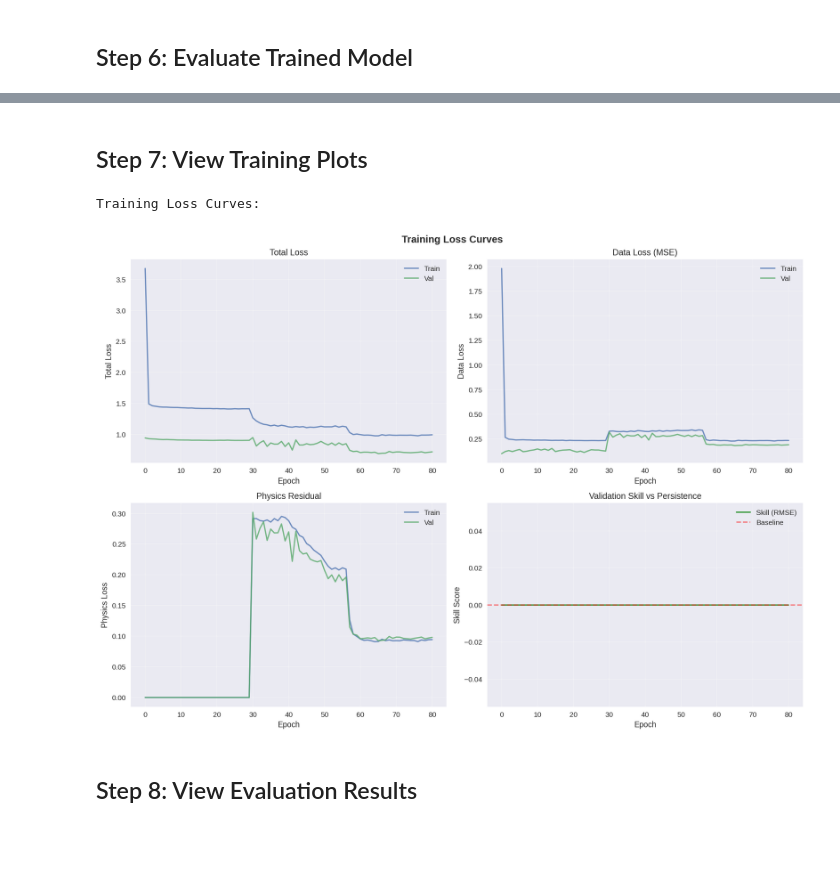
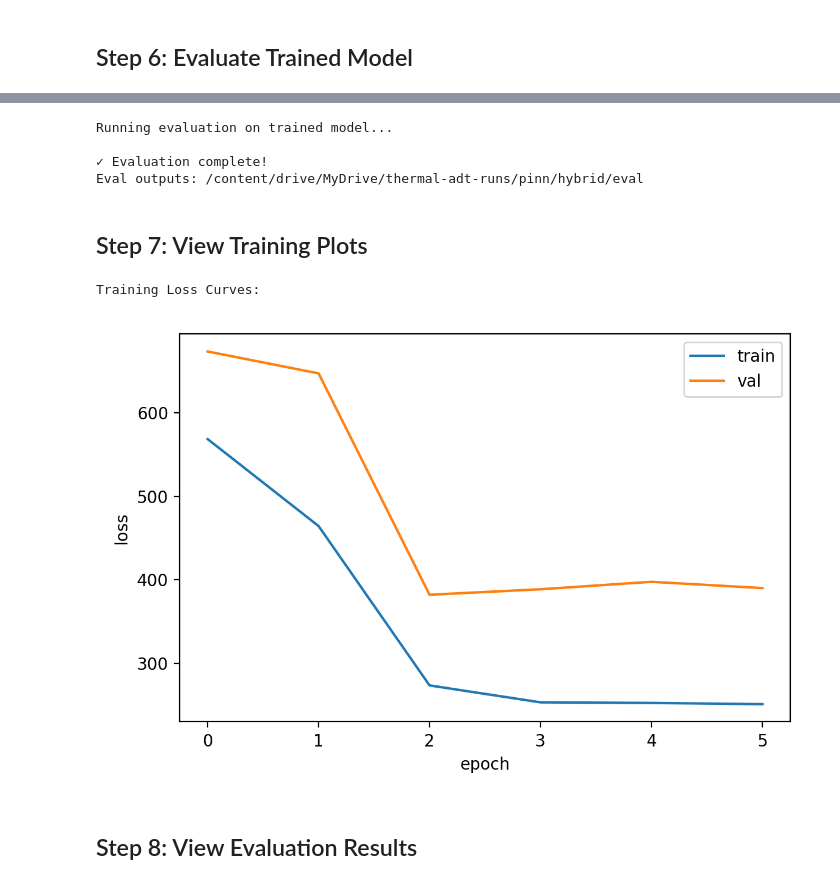
Before and after one commit to kumarpoojap/thermal-adt, a Jupyter notebook: notebooks/PINN_Training_Colab.ipynb, the cells around one changed output, grey strips where cells are left out. Cells and saved outputs as stored; diff of their text form; code cells hidden in the pictures; blank space fills up the shorter version.

Commit message:
Fixed Pinn training smoke tests - colab

```diff
--- a/notebooks/PINN_Training_Colab.ipynb
+++ b/notebooks/PINN_Training_Colab.ipynb
@@ -318,20 +328,70 @@ Surrogate Model Evaluation (One-Step Accuracy)
+# %%
+# Evaluate the trained model (Drive-backed)
+import os
+import subprocess
+from pathlib import Path
+
+# Require Step 4 + Step 5 to have defined these
+assert "REPO_DIR" in globals(), "REPO_DIR not defined. Run Step 4 first."
+assert "run_root" in globals(), "run_root not defined. Run Step 5 first."
+assert "cfg_out_path" in globals(), "cfg_out_path not defined. Run Step 5 first."
+
+checkpoint_path = Path(run_root) / "artifacts" / "best_model.pt"
+eval_out_dir = Path(run_root) / "eval"
+eval_out_dir.mkdir(parents=True, exist_ok=True)
+
+eval_script = Path(REPO_DIR) / "scripts" / "evaluation" / "evaluate_surrogate.py"
+
+if not eval_script.exists():
+    raise FileNotFoundError(f"Eval script not found: {eval_script}")
+
+if checkpoint_path.exists():
+    print("Running evaluation on trained model...")
+    env = os.environ.copy()
+    repo_dir_str = str(REPO_DIR)
+    env["PYTHONPATH"] = repo_dir_str + ":" + env.get("PYTHONPATH", "")
+
+    cmd = [
+        "python",
+        str(eval_script),
+        "--config",
+        str(cfg_out_path),
+        "--checkpoint",
+        str(checkpoint_path),
+        "--output-dir",
+        str(eval_out_dir),
+    ]
+
+    subprocess.run(cmd, check=True, cwd=repo_dir_str, env=env)
+    print("\n✓ Evaluation complete!")
+    print("Eval outputs:", eval_out_dir)
+else:
+    print("⚠ Skipping evaluation - best_model.pt not found")
+    print("Expected checkpoint:", checkpoint_path)
+    print("Training may have failed. Check Step 5 output for errors.")
+# %% [output]
+Running evaluation on trained model...
+
+✓ Evaluation complete!
+Eval outputs: /content/drive/MyDrive/thermal-adt-runs/pinn/hybrid/eval
 # %% [markdown]
 ## Step 7: View Training Plots
 # %%
 from IPython.display import Image, display
-import os
+from pathlib import Path
 
-# Display loss curves
-plot_path = '/content/pinn_training/artifacts/plots_gpu/loss_curves.png'
-if os.path.exists(plot_path):
+assert "run_root" in globals(), "run_root not defined. Run Step 5 first."
+
+plot_path = Path(run_root) / "plots" / "loss_curves.png"
+if plot_path.exists():
     print("Training Loss Curves:")
-    display(Image(filename=plot_path))
+    display(Image(filename=str(plot_path)))
 else:
-    print("Plot not found. Checking directory...")
-    !ls -la /content/pinn_training/artifacts/plots_gpu/
+    print("Plot not found:", plot_path)
+    print("If training just finished, ensure the training script wrote plots to run_root/plots.")
 # %% [output]
 Training Loss Curves:
-[figure, old version]
+[figure, new version]
 # %% [markdown]
 ## Step 8: View Evaluation Results
 # %%
```
Also changed, not shown: parts of 13 cells of this notebook.
